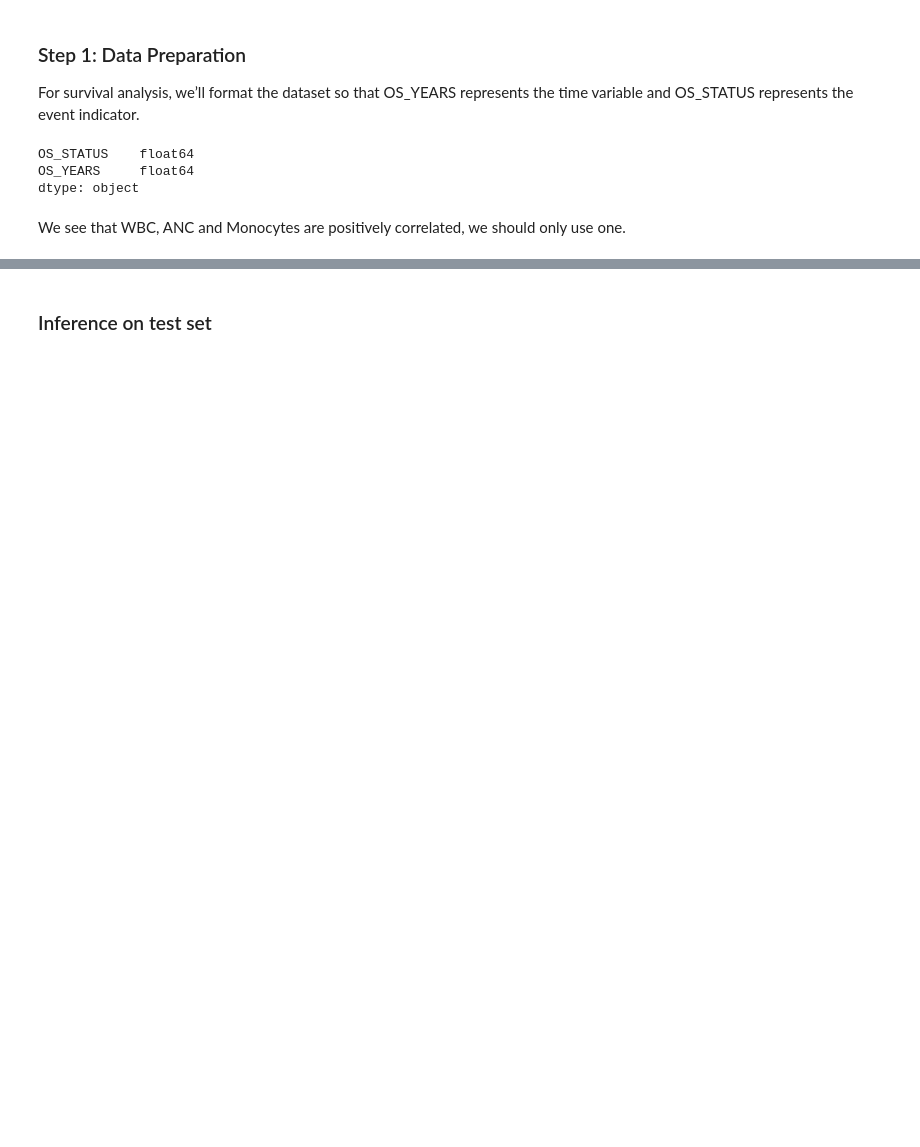
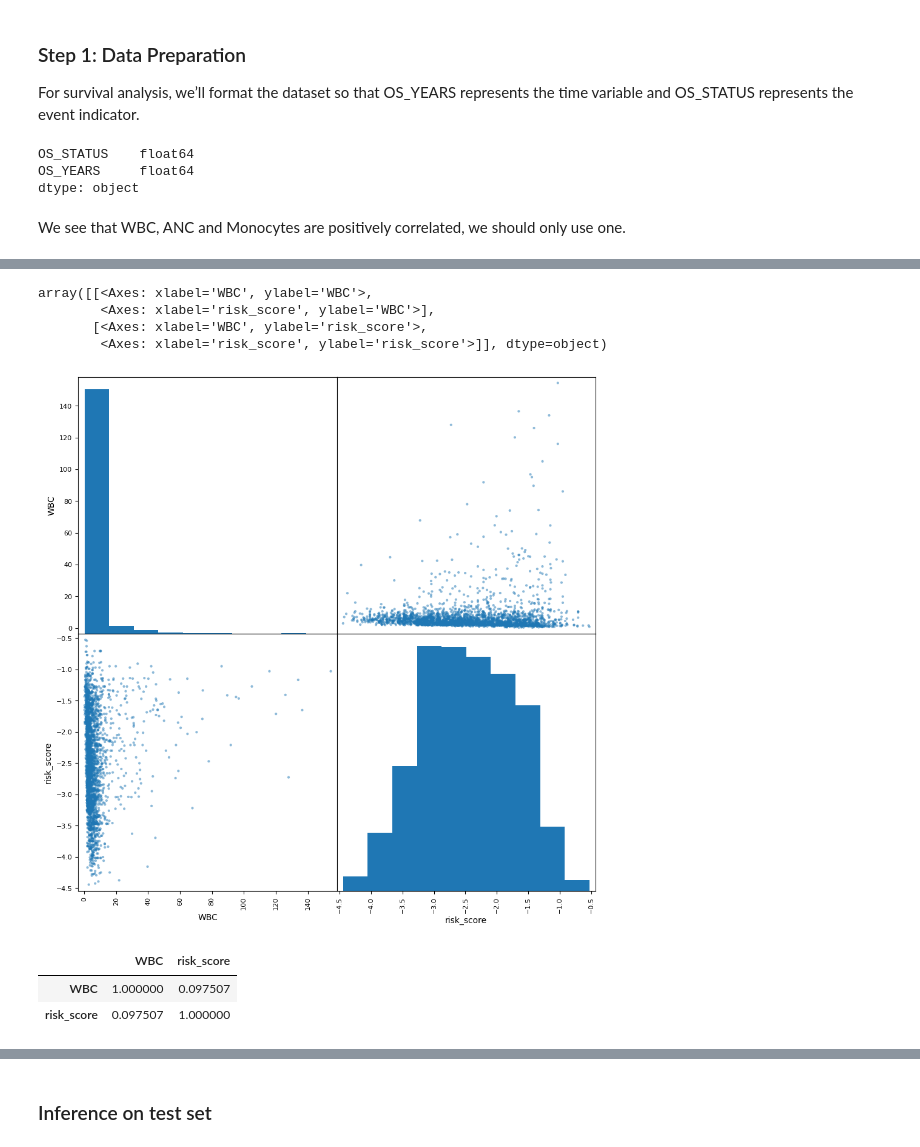
Before and after one commit to ni-phy/QRTChallenge, a Jupyter notebook: Solution.ipynb, the cells around one changed output, grey strips where cells are left out. Cells and saved outputs as stored; diff of their text form; code cells hidden in the pictures; blank space fills up the shorter version.

```diff
--- a/Solution.ipynb
+++ b/Solution.ipynb
@@ -249,6 +221,6 @@ corr.style.background_gradient(cmap='coolwarm')
 # %%
 # Split the data into training and testing sets
-X_train, X_test, y_train, y_test = train_test_split(X, y, test_size=0.3, random_state=42)
+X_train, X_test, y_train, y_test = train_test_split(X, y, test_size=0.2, random_state=42)
 # %%
 # Survival-aware imputation for missing values
 imputer = SimpleImputer(strategy="median")
@@ -305,0 +262,22 @@ LightGBM Survival Model Concordance Index IPCW on test: 0.67
+# %%
+full_pred = -model.predict(df_3[features])
+new_col = pd.Series(full_pred, index=df_3['ID'], name='risk_score')
+df_4 = pd.merge(df_3, new_col, on='ID')
+
+features2 = ['WBC', 'risk_score']
+X2 = df_4.loc[df_4['ID'].isin(target_df['ID']), features2]
+# %%
+pd.plotting.scatter_matrix(X2, figsize=(11, 11))
+# %% [output]
+array([[<Axes: xlabel='WBC', ylabel='WBC'>,
+        <Axes: xlabel='risk_score', ylabel='WBC'>],
+       [<Axes: xlabel='WBC', ylabel='risk_score'>,
+        <Axes: xlabel='risk_score', ylabel='risk_score'>]], dtype=object)
+[figure, added]
+# %%
+corr = X2.corr()
+corr.style.background_gradient(cmap='coolwarm')
+# %% [output]
+|  | WBC | risk_score |
+| WBC | 1.000000 | 0.097507 |
+| risk_score | 0.097507 | 1.000000 |
```
Also changed, not shown: parts of 23 cells of this notebook, 2 other files.
